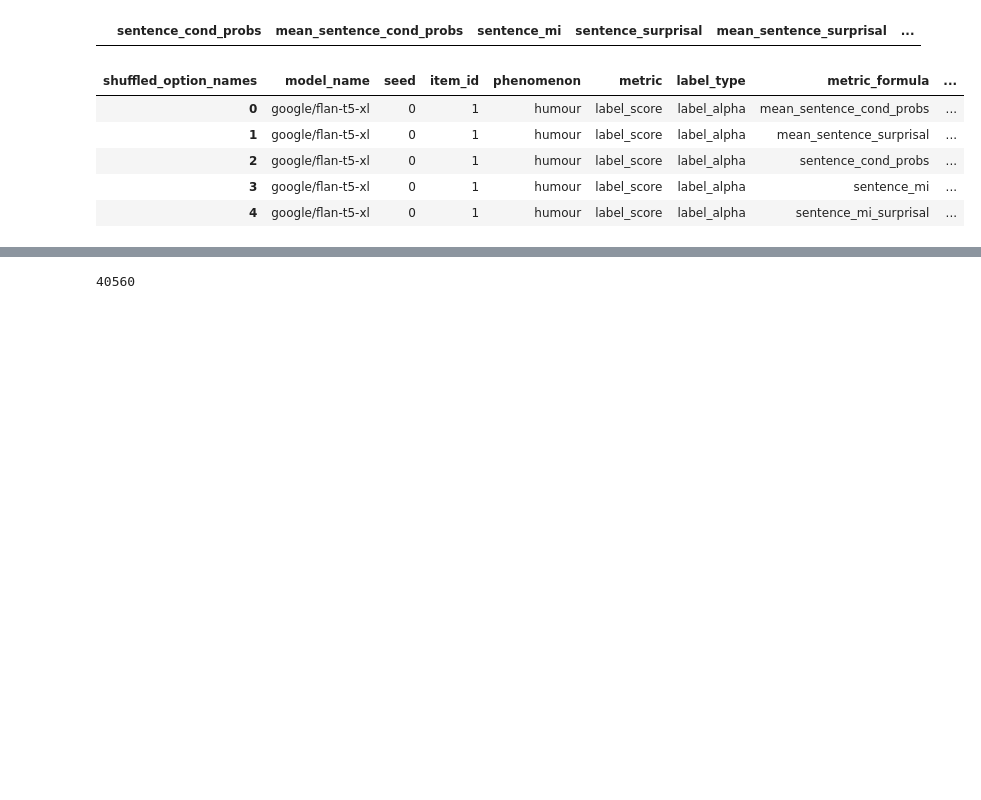
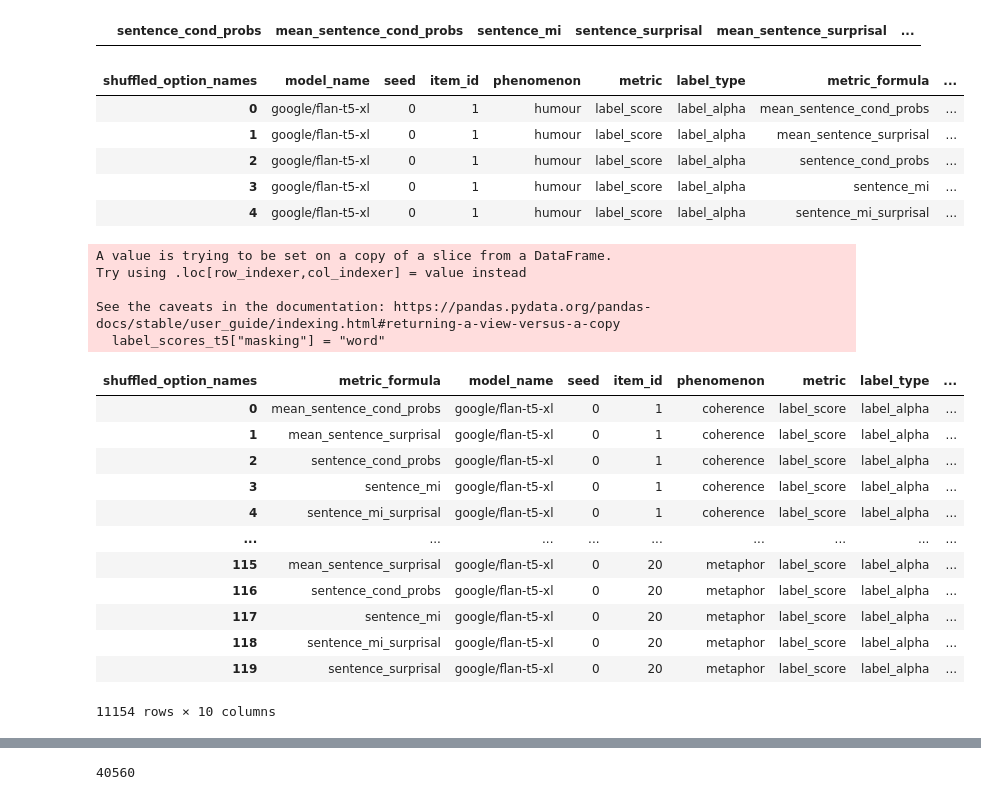
Before and after one commit to polina-tsvilodub/LLM_link, a Jupyter notebook: analysis/01_label_scores_analysis.ipynb, the cells around one changed output, grey strips where cells are left out. Cells and saved outputs as stored; diff of their text form; code cells hidden in the pictures; blank space fills up the shorter version.

```diff
--- a/analysis/01_label_scores_analysis.ipynb
+++ b/analysis/01_label_scores_analysis.ipynb
@@ -79,6 +82,15 @@ indirect_df = raw_df[raw_df['phenomenon'] == 'indirect_speech']
 irony_df = raw_df[raw_df['phenomenon'] == 'irony']
 maxims_df = raw_df[raw_df['phenomenon'] == 'maxims']
 metaphor_df = raw_df[raw_df['phenomenon'] == 'metaphor']
+# %%
+# same with T5 data which was pulled with the by-token masking
+coherence_df5 = t5_tokens[t5_tokens['phenomenon'] == 'coherence']
+deceits_df5 = t5_tokens[t5_tokens['phenomenon'] == 'deceits']
+humours_df5 = t5_tokens[t5_tokens['phenomenon'] == 'humour']
+indirect_df5 = t5_tokens[t5_tokens['phenomenon'] == 'indirect_speech']
+irony_df5 = t5_tokens[t5_tokens['phenomenon'] == 'irony']
+maxims_df5 = t5_tokens[t5_tokens['phenomenon'] == 'maxims']
+metaphor_df5 = t5_tokens[t5_tokens['phenomenon'] == 'metaphor']
 # %% [markdown]
 For the sanity check, here are the expected numbers of rows in each phenomenon, computed as: models * seed * items * options
 
@@ -227,0 +261,30 @@ label_scores = pd.concat([coherence_binary,deceits_binary,humours_binary,indirec
+# %%
+# compile T5 data only
+label_scores_t5 = label_scores[label_scores["model_name"] == "google/flan-t5-xl"]
+label_scores_t5["masking"] = "word"
+label_scores_t5_token["masking"] = "token"
+
+t5_masking_comparison = pd.concat([
+    label_scores_t5,
+    label_scores_t5_token
+])
+t5_masking_comparison
+# %% [output]
+A value is trying to be set on a copy of a slice from a DataFrame.
+Try using .loc[row_indexer,col_indexer] = value instead
+
+See the caveats in the documentation: https://pandas.pydata.org/pandas-docs/stable/user_guide/indexing.html#returning-a-view-versus-a-copy
+  label_scores_t5["masking"] = "word"
+| shuffled_option_names | metric_formula | model_name | seed | item_id | phenomenon | metric | label_type | ... |
+| 0 | mean_sentence_cond_probs | google/flan-t5-xl | 0 | 1 | coherence | label_score | label_alpha | ... |
+| 1 | mean_sentence_surprisal | google/flan-t5-xl | 0 | 1 | coherence | label_score | label_alpha | ... |
+| 2 | sentence_cond_probs | google/flan-t5-xl | 0 | 1 | coherence | label_score | label_alpha | ... |
+| 3 | sentence_mi | google/flan-t5-xl | 0 | 1 | coherence | label_score | label_alpha | ... |
+| 4 | sentence_mi_surprisal | google/flan-t5-xl | 0 | 1 | coherence | label_score | label_alpha | ... |
+| ... | ... | ... | ... | ... | ... | ... | ... | ... |
+| 115 | mean_sentence_surprisal | google/flan-t5-xl | 0 | 20 | metaphor | label_score | label_alpha | ... |
+| 116 | sentence_cond_probs | google/flan-t5-xl | 0 | 20 | metaphor | label_score | label_alpha | ... |
+| 117 | sentence_mi | google/flan-t5-xl | 0 | 20 | metaphor | label_score | label_alpha | ... |
+| 118 | sentence_mi_surprisal | google/flan-t5-xl | 0 | 20 | metaphor | label_score | label_alpha | ... |
+| 119 | sentence_surprisal | google/flan-t5-xl | 0 | 20 | metaphor | label_score | label_alpha | ... |
+11154 rows × 10 columns
```
Also changed, not shown: parts of 8 cells of this notebook.
